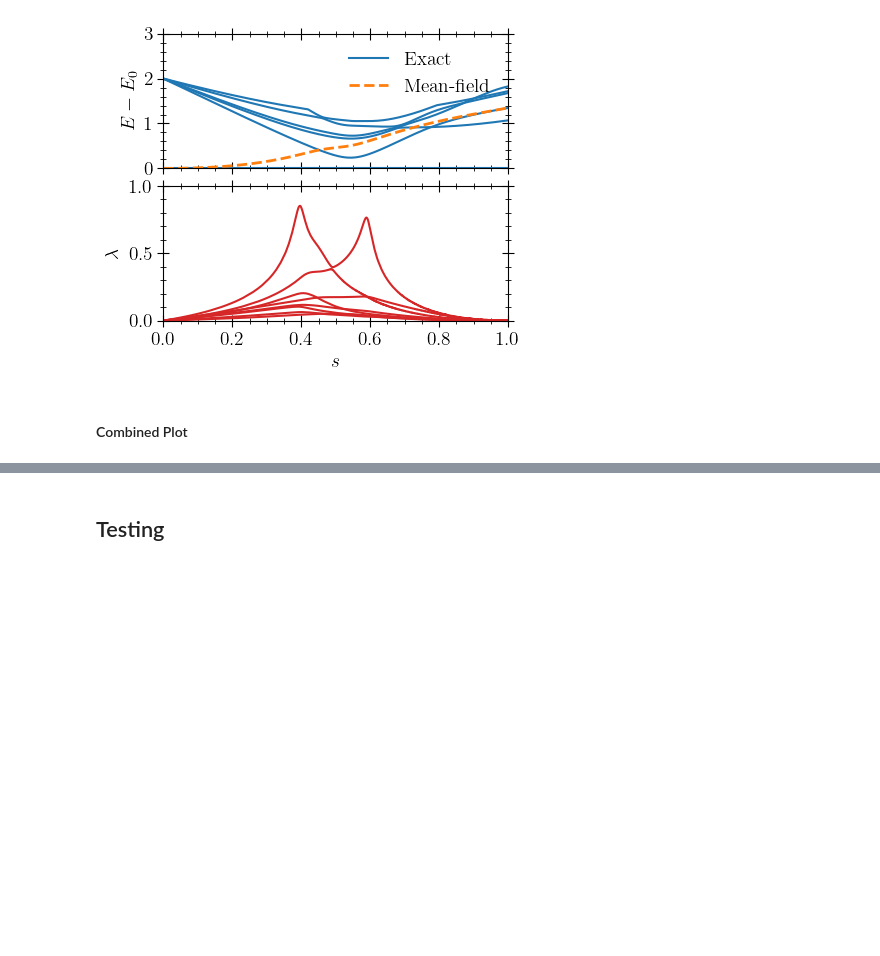
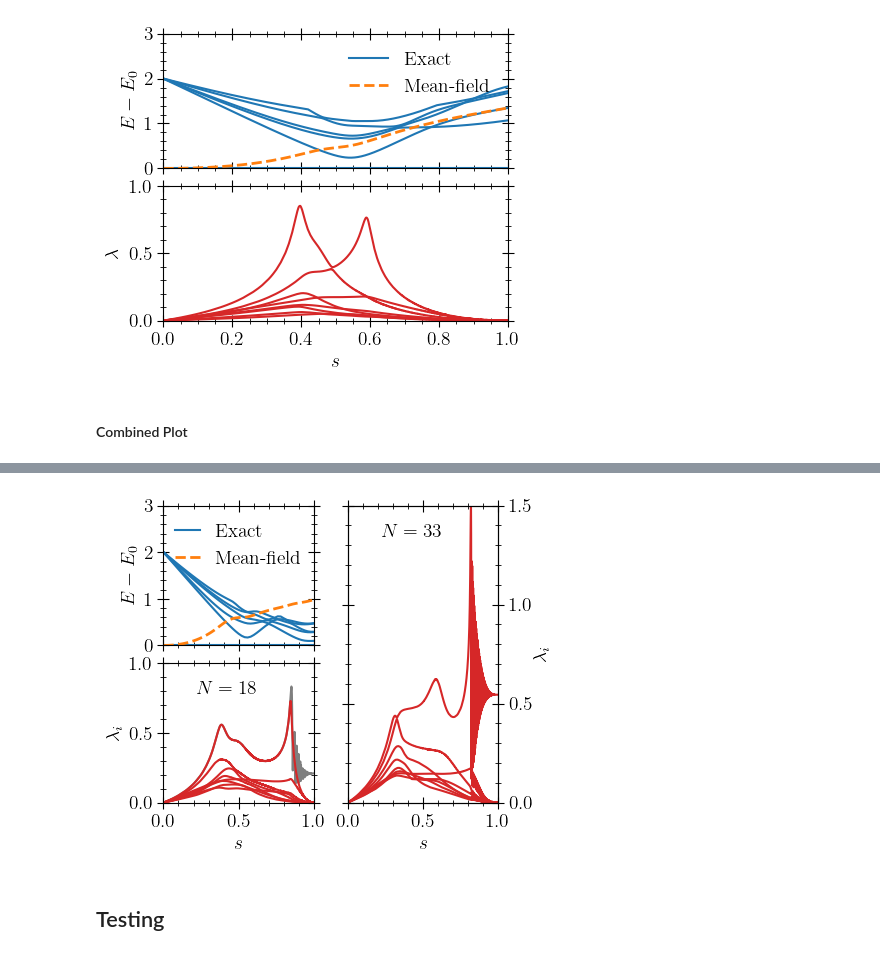
Before and after one commit to FZJ-PGI-12/Mean-Field-Approximate-Optimization-Algorithm, a Jupyter notebook: notebooks/plots_SK_model.ipynb, the cells around one changed output, grey strips where cells are left out. Drawn from its saved outputs; the diff is of its cells as text; code cells hidden in the pictures; blank space fills up the shorter version.

```diff
--- a/notebooks/plots_SK_model.ipynb
+++ b/notebooks/plots_SK_model.ipynb
@@ -498,3 +523,75 @@ savefig("/home/lappet/Dropbox/MidnightRambler/Mean_Field_AOA/Figures/Data/SK_mod
+# %%
+PATH_DB = "/home/lappet/Dropbox/MidnightRambler/Mean_Field_AOA/Figures/Data/SK_model/Hard_Instance_N33/"
+FILE = "Hard_instance_SK_model_N_33_tau_04_p_20000.h5"
+filename = PATH_DB * FILE
+h5file = h5open(filename, "r")
+# E_0 = read(h5file, "E0")
+# J = read(h5file, "J_ij")
+# exact_levels_hard_33 = read(h5file, "Levels")
+# mf_level_hard_33 = read(h5file, "MF_Energy-E0")
+lyapunov_hard_33 = read(h5file, "Lyapunov_Exp")
+omega_hard_33 = read(h5file, "omega_n");
+# %%
+# fig = figure(figsize=(5,  4))
+fig = figure(figsize=(4.5,  3.6))
+grid = PyPlot.plt.GridSpec(2, 2)#, wspace=0.15, hspace=0.15)
+
+ax = subplot(get(grid, (0, 0)))
+times = np.linspace(0, 1, size(mf_level_hard_18)[1]);
+times_long = np.linspace(0, 1, size(lyapunov_hard_18)[1]);
+
+for k in 1:6
+    if k == 1
+        ax.plot(times, exact_levels_hard_18[:, k], "-C0", label="Exact")
+    else
+        ax.plot(times, exact_levels_hard_18[:, k], "-C0")
+    end
+end
+
+ax.plot(times, mf_level_hard_18, "--C1", lw=2, label="Mean-field")
+ax.set_ylabel("\$ E - E_0 \$")
+ax.set_xticklabels([])
+ax.set_xlim(0, 1)
+ax.set_ylim(0, 3)
+ax.legend(loc="upper center", handlelength=1.25)
+
+# subplot(get(grid, (0, 1)))
+
+ax = subplot(get(grid, (1, 0)))
+
+map(D -> ax.plot(np.linspace(0, 1, size(lyapunov_hard_18_5000)[1]), D, "-C7"), [lyapunov_hard_18_5000[:, k] for k in 1:1])
+map(D -> ax.plot(times_long, D, "-C3"), [lyapunov_hard_18[:, k] for k in 1:8])
+ax.plot([], [], label="\$N = 18\$", lw=0)
+ax.set_xlim(0, 1)
+ax.set_ylim(0, 1)
+ax.set_yticks([0, 0.5, 1])
+ax.set_xlabel("\$s\$")
+ax.set_ylabel("\$ \\lambda_i \$")
+ax.legend(loc="upper left", handlelength=0)
+
+
+ax = subplot(get(grid, (pycall(pybuiltin("slice"), PyObject, 0, 2), 1)))
+for (k, style) in enumerate(collect(take(styles, 8)))
+    ax.plot(times_long, lyapunov_hard_33[:, k], c="C3")#, ls=style)
+end
+ax.plot([], [], label="\$N = 33\$", lw=0)
+ax.set_xlim(0, 1)
+ax.set_ylim(0, 1.5)
+ax.set_yticks([k * 0.5 for k in 0:3])
+ax.set_xlabel("\$s\$")
+ax.set_ylabel("\$ \\lambda_i \$", labelpad=25)
+ax.yaxis.set_label_position("right")
+ax.yaxis.tick_right()
+ax2 = ax.twinx()
+ax2.set_ylim(0, 1.5)
+ax2.set_yticks([k * 0.5 for k in 0:3])
+ax.set_yticklabels([])
+ax.legend(loc="upper left", handlelength=0)
+
+tight_layout(pad=0.15, w_pad=0.5, h_pad=0.0)
+savefig("/home/lappet/Dropbox/MidnightRambler/Mean_Field_AOA/Figures/Data/SK_model/" * "Fig8.pdf", dpi=300)
+# %% [output]
+[figure, added]
 # %% [markdown]
 ## Testing
 # %%
```
Also changed, not shown: parts of 7 cells of this notebook.
